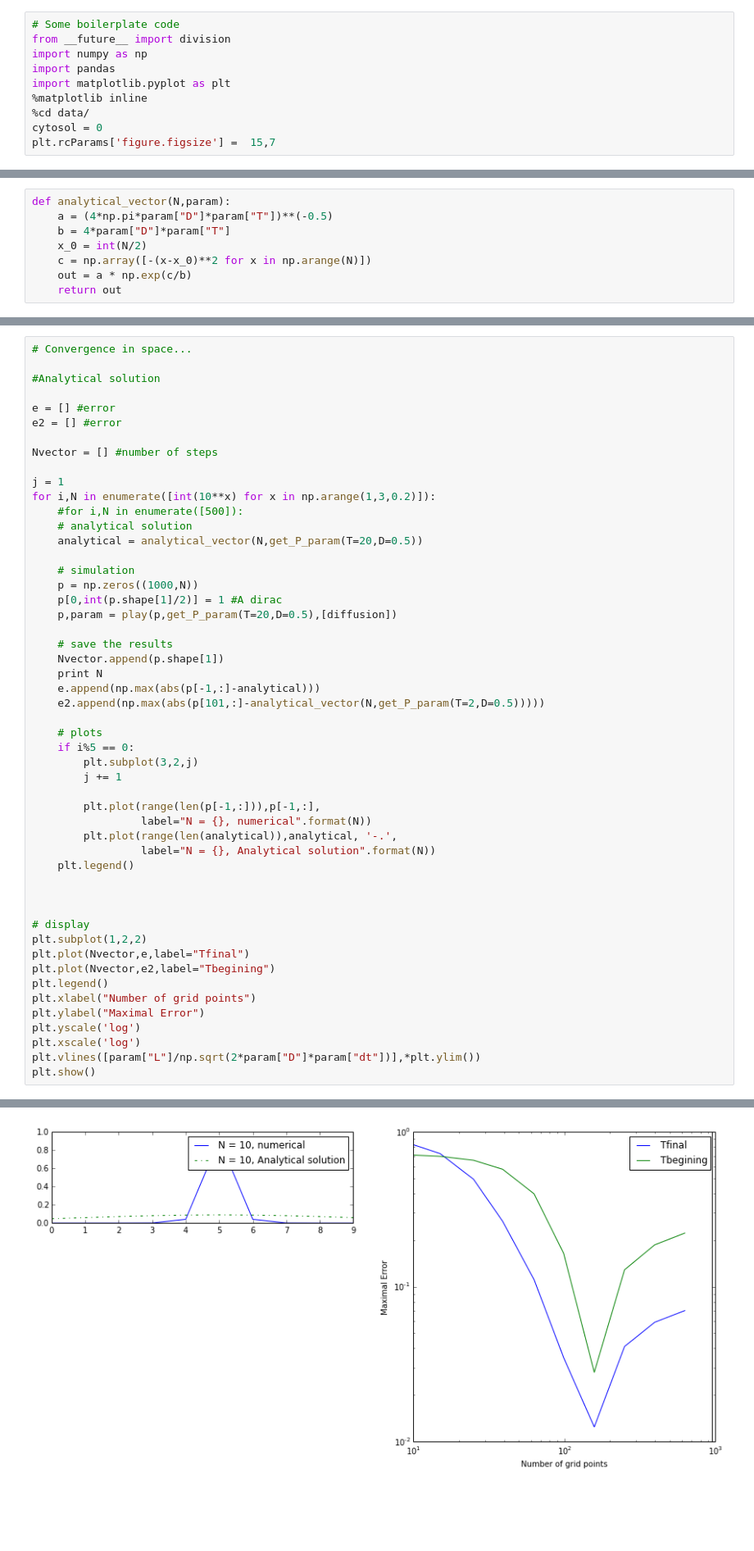
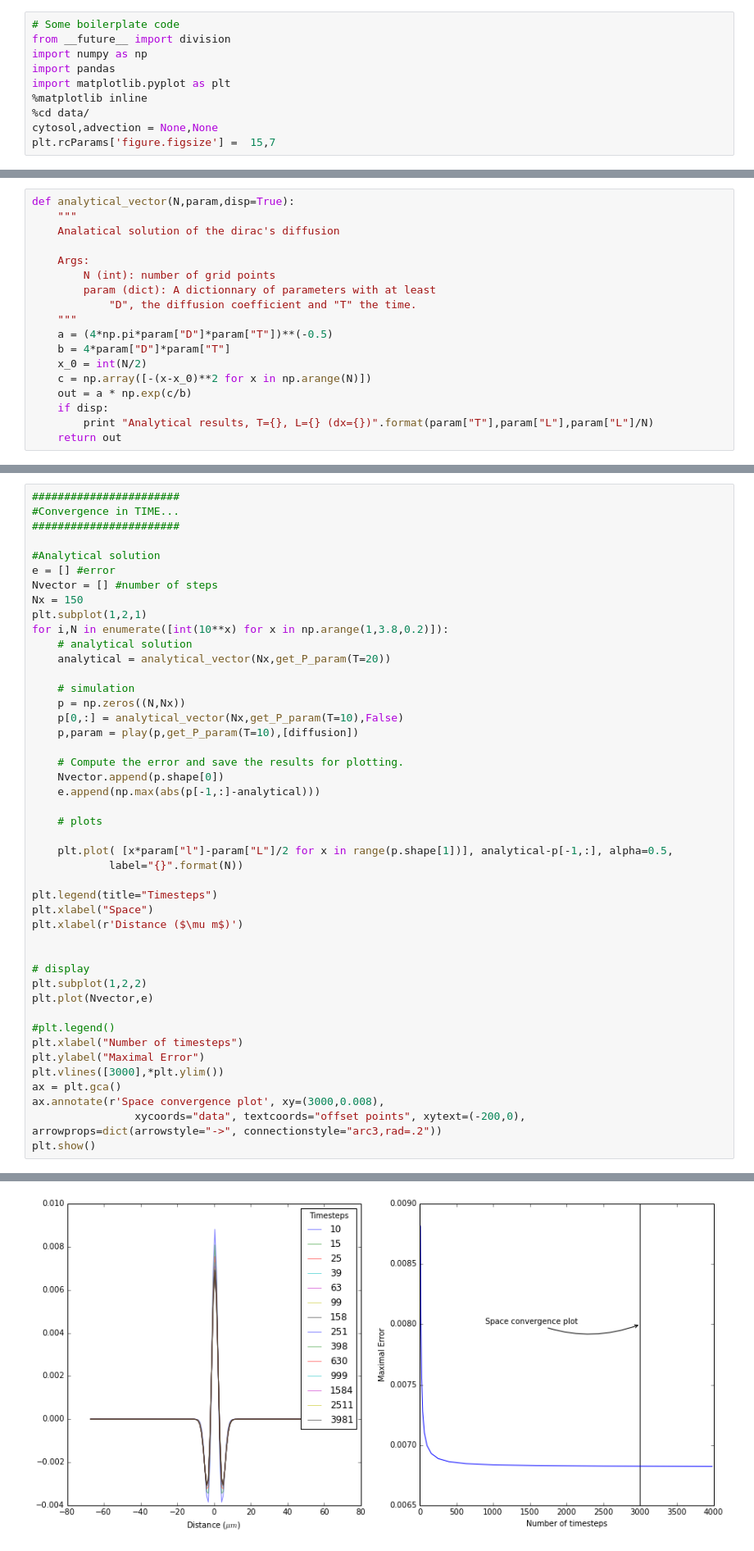
Before and after one commit to geeklhem/polarikss, a Jupyter notebook: model.ipynb, the cells around one changed output, grey strips where cells are left out. Shown: that part at 82% size. Cells and saved outputs as stored; diff of their text form; blank space fills up the shorter version.

```diff
--- a/model.ipynb
+++ b/model.ipynb
@@ -12,6 +14,6 @@ import pandas
 import matplotlib.pyplot as plt
 %matplotlib inline
 %cd data/
-cytosol = 0
+cytosol,advection = None,None
 plt.rcParams['figure.figsize'] =  15,7
 # %% [output]
@@ -209,10 +229,20 @@ Conversely, our time discretisation scheme should lead to an error of $O(dt)$.
 $$P(t+dt) = P(t) + dt\frac{\partial P}{\partial t}\bigg |_t + O(dt^2)$$
 $$\frac{P(t+dt) - P(t)}{dt} = \frac{\partial P}{\partial t}\bigg |_t + O(dt)$$
 # %%
-def analytical_vector(N,param):
+def analytical_vector(N,param,disp=True):
+    """
+    Analatical solution of the dirac's diffusion
+
+    Args:
+        N (int): number of grid points
+        param (dict): A dictionnary of parameters with at least
+            "D", the diffusion coefficient and "T" the time.
+    """
     a = (4*np.pi*param["D"]*param["T"])**(-0.5)
     b = 4*param["D"]*param["T"]
     x_0 = int(N/2)
     c = np.array([-(x-x_0)**2 for x in np.arange(N)])
     out = a * np.exp(c/b)
+    if disp:
+        print "Analytical results, T={}, L={} (dx={})".format(param["T"],param["L"],param["L"]/N)
     return out
@@ -246,53 +353,48 @@ Simulation T=100 (dt=1.0101010101), L=134.6 (dx=0.540562248996)
 [figure]
 # %%
-# Convergence in space...
+#######################
+#Convergence in TIME...
+#######################
 
 #Analytical solution
-
 e = [] #error
-e2 = [] #error
-
 Nvector = [] #number of steps
-
-j = 1
-for i,N in enumerate([int(10**x) for x in np.arange(1,3,0.2)]):
-    #for i,N in enumerate([500]):
+Nx = 150
+plt.subplot(1,2,1)
+for i,N in enumerate([int(10**x) for x in np.arange(1,3.8,0.2)]):
     # analytical solution
-    analytical = analytical_vector(N,get_P_param(T=20,D=0.5))
+    analytical = analytical_vector(Nx,get_P_param(T=20))
 
     # simulation
-    p = np.zeros((1000,N))
-    p[0,int(p.shape[1]/2)] = 1 #A dirac
-    p,param = play(p,get_P_param(T=20,D=0.5),[diffusion])
+    p = np.zeros((N,Nx))
+    p[0,:] = analytical_vector(Nx,get_P_param(T=10),False)
+    p,param = play(p,get_P_param(T=10),[diffusion])
 
-    # save the results
-    Nvector.append(p.shape[1])
-    print N
+    # Compute the error and save the results for plotting.
+    Nvector.append(p.shape[0])
     e.append(np.max(abs(p[-1,:]-analytical)))
-    e2.append(np.max(abs(p[101,:]-analytical_vector(N,get_P_param(T=2,D=0.5)))))
 
     # plots
-    if i%5 == 0:
-        plt.subplot(3,2,j)
-        j += 1
 
-        plt.plot(range(len(p[-1,:])),p[-1,:],
-                 label="N = {}, numerical".format(N))
-        plt.plot(range(len(analytical)),analytical, '-.',
-                 label="N = {}, Analytical solution".format(N))
-    plt.legend()
+    plt.plot( [x*param["l"]-param["L"]/2 for x in range(p.shape[1])], analytical-p[-1,:], alpha=0.5,
+            label="{}".format(N))
 
+plt.legend(title="Timesteps")
+plt.xlabel("Space")
+plt.xlabel(r'Distance ($\mu m$)')
 
 
 # display
 plt.subplot(1,2,2)
-plt.plot(Nvector,e,label="Tfinal")
-plt.plot(Nvector,e2,label="Tbegining")
-plt.legend()
-plt.xlabel("Number of grid points")
+plt.plot(Nvector,e)
+
+#plt.legend()
+plt.xlabel("Number of timesteps")
 plt.ylabel("Maximal Error")
-plt.yscale('log')
-plt.xscale('log')
-plt.vlines([param["L"]/np.sqrt(2*param["D"]*param["dt"])],*plt.ylim())
+plt.vlines([3000],*plt.ylim())
+ax = plt.gca()
+ax.annotate(r'Space convergence plot', xy=(3000,0.008),
+                xycoords="data", textcoords="offset points", xytext=(-200,0),
+arrowprops=dict(arrowstyle="->", connectionstyle="arc3,rad=.2"))
 plt.show()
 # %% [output]
@@ -319 +418 @@ Simulation T=20 (dt=0.02002002002), L=134.6 (dx=0.213990461049)
-[figure, old version]
+[figure, new version]
```
Also changed, not shown: parts of 40 cells of this notebook, 1 other file.
